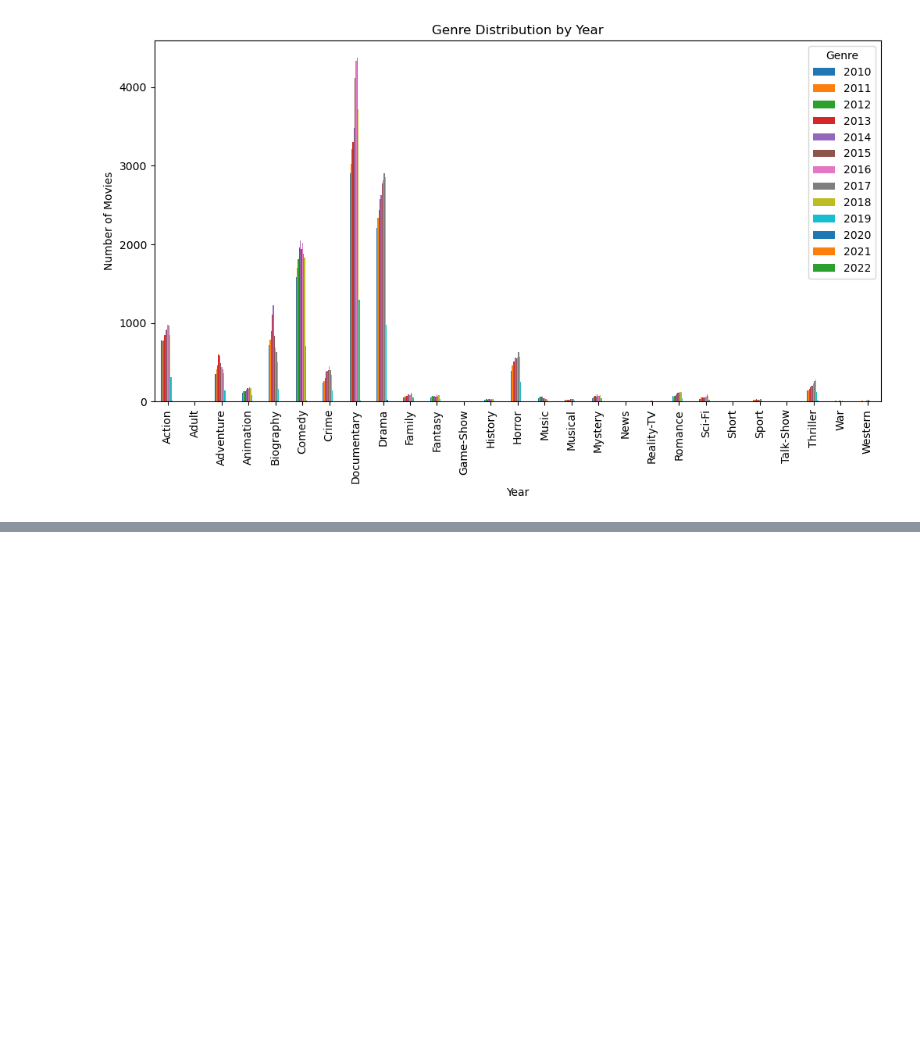
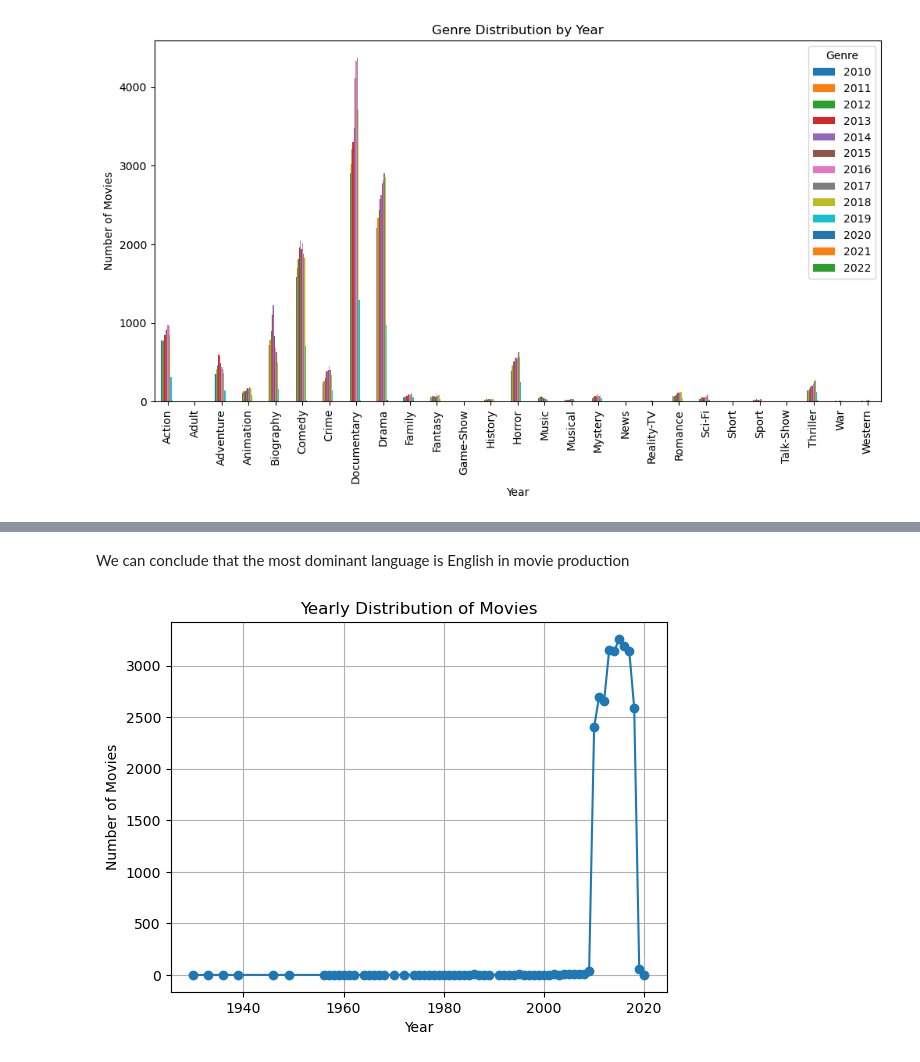
Before and after one commit to Ivan3864/Microsoft-Movie-Studio-Analysis, a Jupyter notebook: insight.ipynb, the cells around one changed output, grey strips where cells are left out. Saved outputs shown, nothing was run; the diff lists cells and outputs as text; code cells hidden in the pictures; blank space fills up the shorter version.

```diff
--- a/insight.ipynb
+++ b/insight.ipynb
@@ -505,0 +547,17 @@ plt.show()
+# %% [markdown]
+We can conclude that the most dominant language is English in movie production
+# %%
+ #Examining the release date pattern.
+dataset2['Release Date'] = pd.to_datetime(dataset2['Release Date'])
+dataset2['Year'] = dataset2['Release Date'].dt.year
+
+yearly_counts = dataset2['Year'].value_counts().sort_index()
+
+plt.plot(yearly_counts.index, yearly_counts.values, marker='o')
+plt.xlabel('Year')
+plt.ylabel('Number of Movies')
+plt.title('Yearly Distribution of Movies')
+plt.grid(True)
+plt.show()
+# %% [output]
+[figure, added]
```
Also changed, not shown: parts of 5 cells of this notebook.
